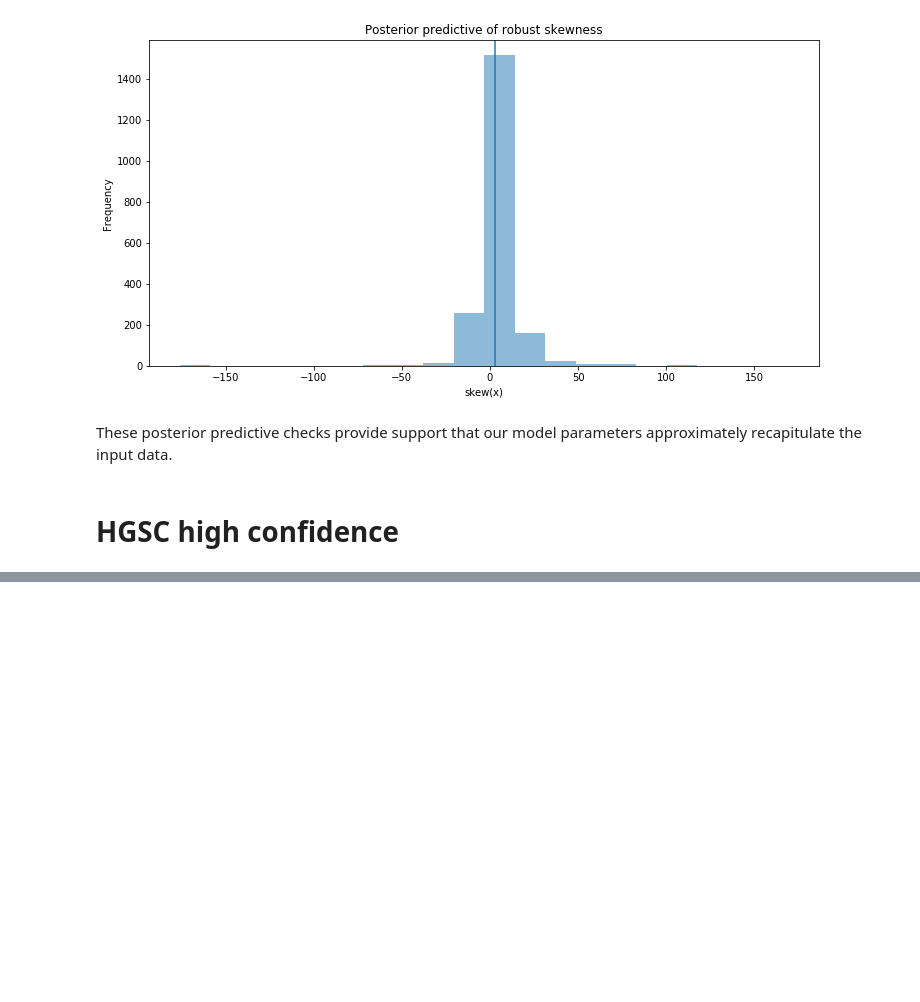
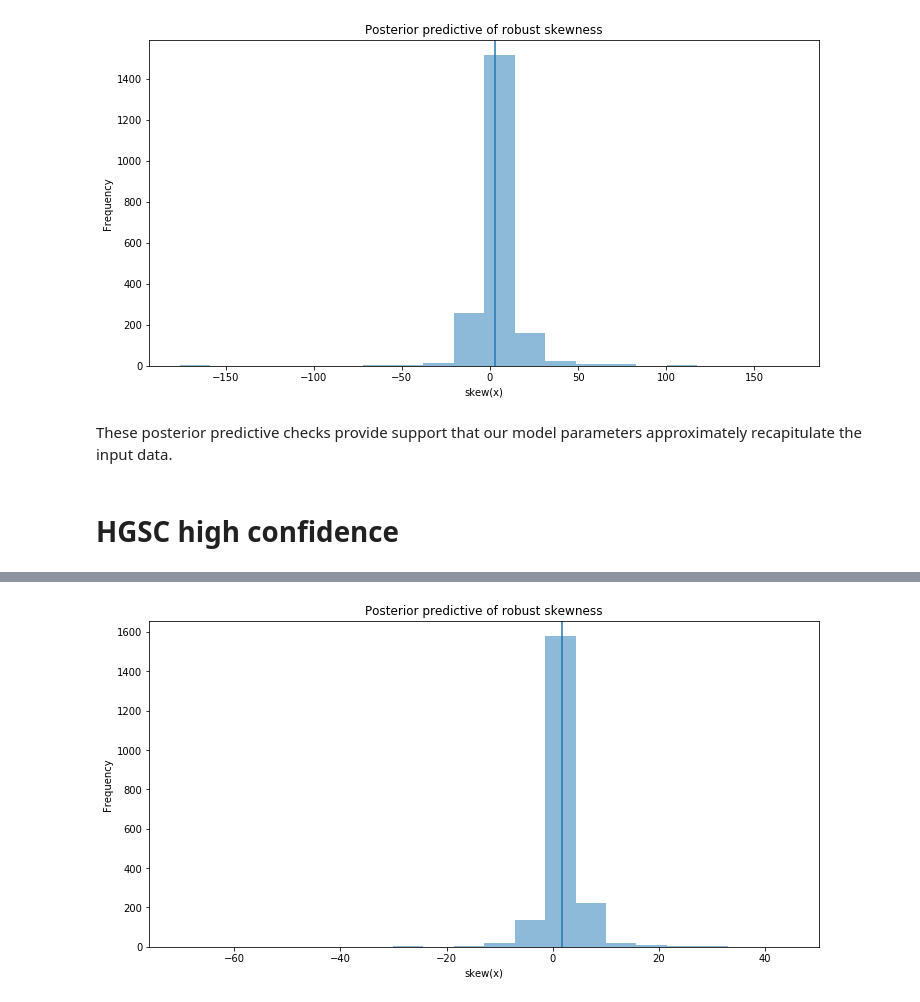
Before and after one commit to Irrationone/cellassign-paper, a Jupyter notebook: figures/jupyter/bayesian_splatter_params.ipynb, the cells around one changed output, grey strips where cells are left out. Cells and saved outputs as stored; diff of their text form; code cells hidden in the pictures; blank space fills up the shorter version.

```diff
--- a/figures/jupyter/bayesian_splatter_params.ipynb
+++ b/figures/jupyter/bayesian_splatter_params.ipynb
@@ -177,0 +229,9 @@ plt.show()
+# %%
+plot_posterior_predictive(hgsc_res['ppc'],
+                          logfcs_diff,
+                          fun1 = lambda x: statsmodels.stats.stattools.robust_skewness(x, axis = 1)[3],
+                          fun2 = lambda x: statsmodels.stats.stattools.robust_skewness(x)[3],
+                          xlab = "skew(x)",
+                          title = "Posterior predictive of robust skewness")
+# %% [output]
+[figure, added]
```
Also changed, not shown: parts of 19 cells of this notebook.
